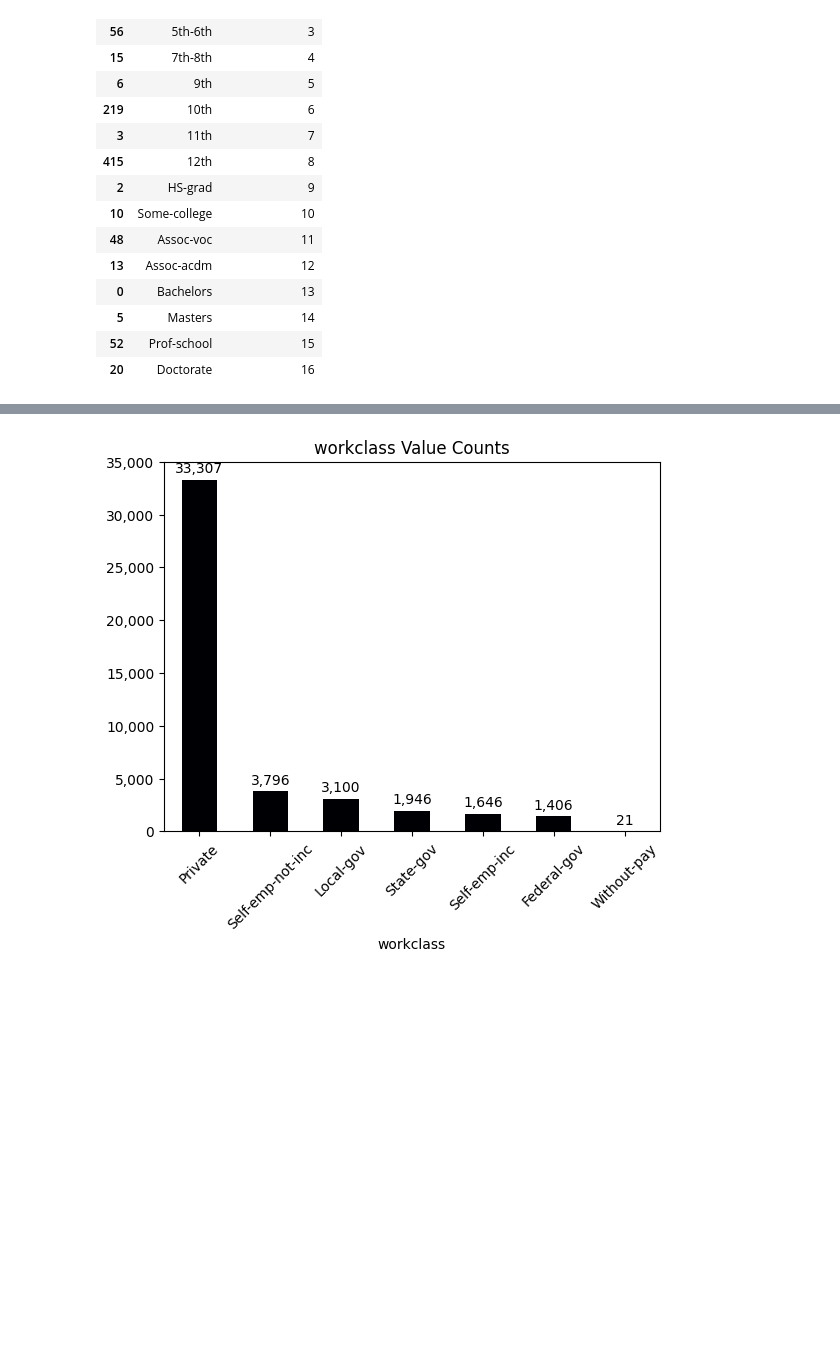
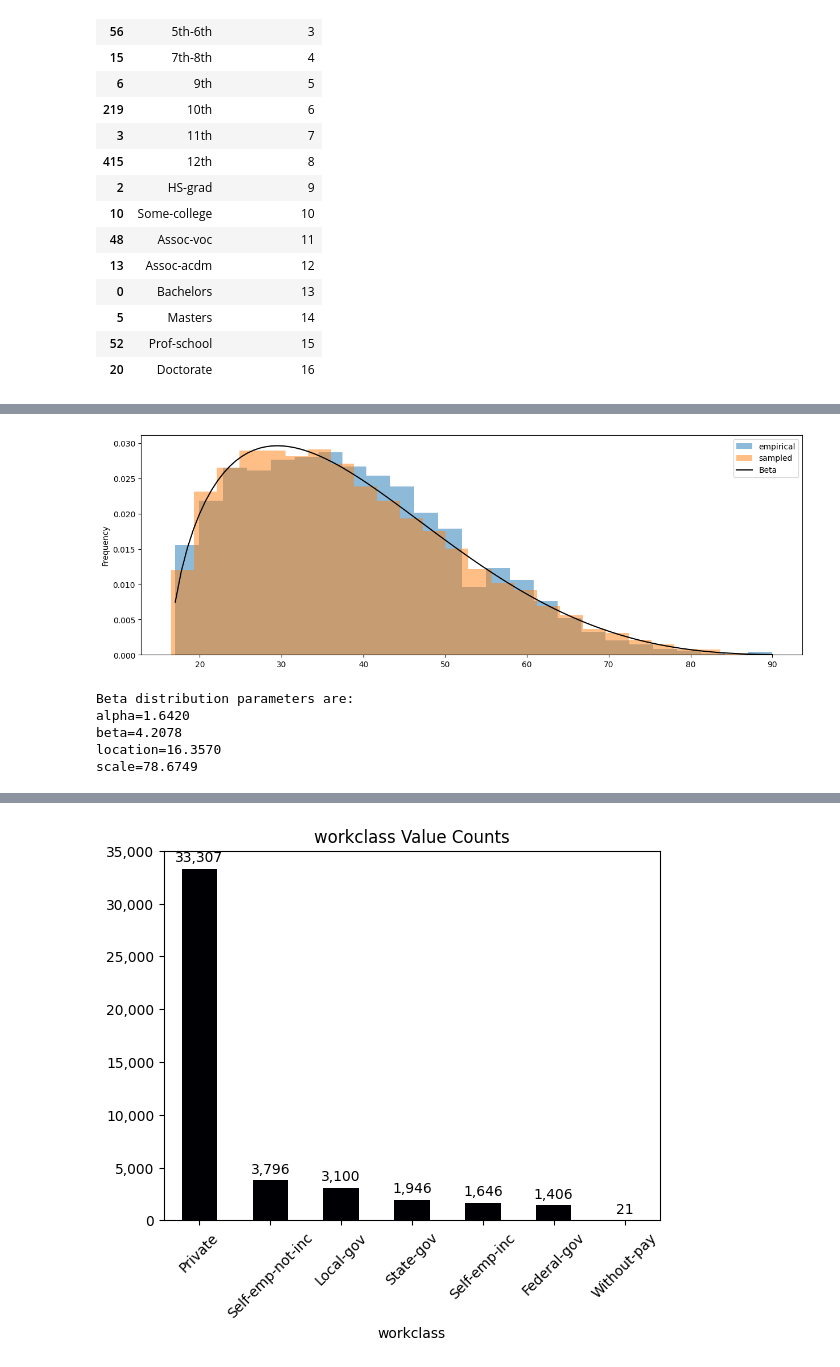
Before and after one commit to jhleakakos/msds-deep-learning-final, a Jupyter notebook: my_data_is_realer_than_yours.ipynb, the cells around one changed output, grey strips where cells are left out. Drawn from its saved outputs; the diff is of its cells as text; code cells hidden in the pictures; blank space fills up the shorter version.

```diff
--- a/my_data_is_realer_than_yours.ipynb
+++ b/my_data_is_realer_than_yours.ipynb
@@ -418,0 +590,34 @@ Next we see that `education-num` is an ordinal feature -- matching what we saw i
+# %%
+params_age = beta.fit(df['age'])
+
+df['age'].plot(
+    kind='hist'
+    , bins=25
+    , density=True
+    , figsize=(15, 5)
+    , alpha=0.5
+    , label='empirical'
+)
+plt.hist(
+    beta.rvs(a=params_age[0], b=params_age[1], loc=params_age[2], scale=params_age[3], size=10000)
+    , bins=25
+    , density=True
+    , alpha=0.5
+    , label='sampled'
+)
+xs = np.linspace(min(df['age']), max(df['age']), 100)
+plt.plot(xs, beta.pdf(xs, *params_age), color='k', label='Beta')
+plt.legend()
+plt.show()
+
+print(
+    f'Beta distribution parameters are:\nalpha={params_age[0]:.4f}\nbeta={params_age[1]:.4f}\n'
+    f'location={params_age[2]:.4f}\nscale={params_age[3]:.4f}'
+)
+# %% [output]
+[figure, added]
+Beta distribution parameters are:
+alpha=1.6420
+beta=4.2078
+location=16.3570
+scale=78.6749
```
Also changed, not shown: parts of 19 cells of this notebook.
